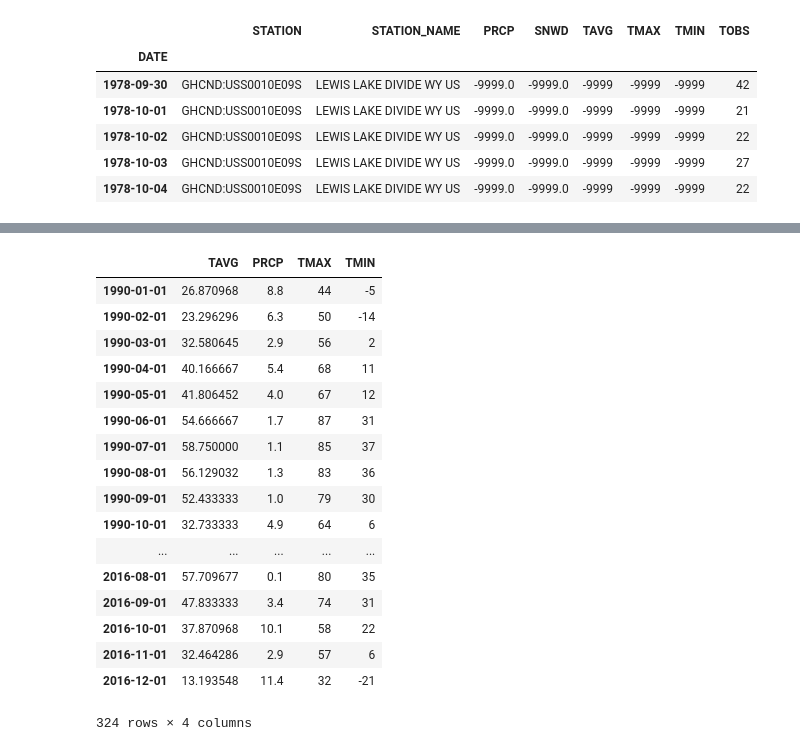
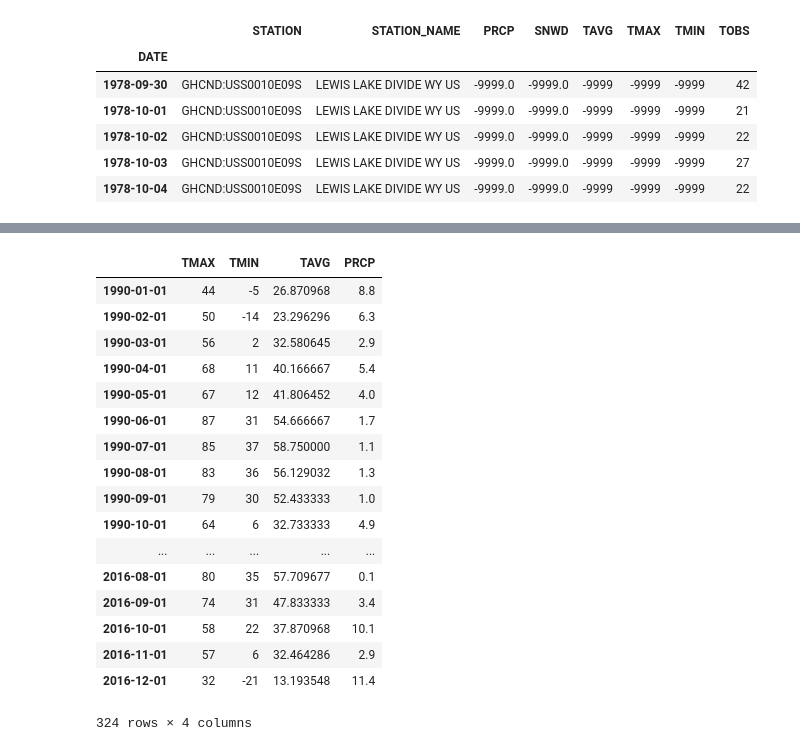
Before and after one commit to jshudzina/keras-tutorial, a Jupyter notebook: notebooks/data-prep.ipynb, the cells around one changed output, grey strips where cells are left out. Cells and saved outputs as stored; diff of their text form; code cells hidden in the pictures.

```diff
--- a/notebooks/data-prep.ipynb
+++ b/notebooks/data-prep.ipynb
@@ -35,26 +42,26 @@ import numpy as np
 def month(x):
     return '{:%Y-%m-01}'.format(x)
 
-stats = ll.groupby(month).agg({'PRCP' : np.sum, 'TAVG': np.mean, 'TMAX': np.max, 'TMIN': np.min})
-stats.to_csv('../data/yellowstone-wr.csv', index_label='month')
+weather = ll.groupby(month).agg({'PRCP' : np.sum, 'TAVG': np.mean, 'TMAX': np.max, 'TMIN': np.min})
+weather.to_csv('../data/yellowstone-wr.csv', index_label='month')
-# %%
-stats
-# %% [output]
-|  | TAVG | PRCP | TMAX | TMIN |
-| 1990-01-01 | 26.870968 | 8.8 | 44 | -5 |
-| 1990-02-01 | 23.296296 | 6.3 | 50 | -14 |
-| 1990-03-01 | 32.580645 | 2.9 | 56 | 2 |
-| 1990-04-01 | 40.166667 | 5.4 | 68 | 11 |
-| 1990-05-01 | 41.806452 | 4.0 | 67 | 12 |
-| 1990-06-01 | 54.666667 | 1.7 | 87 | 31 |
-| 1990-07-01 | 58.750000 | 1.1 | 85 | 37 |
-| 1990-08-01 | 56.129032 | 1.3 | 83 | 36 |
-| 1990-09-01 | 52.433333 | 1.0 | 79 | 30 |
-| 1990-10-01 | 32.733333 | 4.9 | 64 | 6 |
-| ... | ... | ... | ... | ... |
-| 2016-08-01 | 57.709677 | 0.1 | 80 | 35 |
-| 2016-09-01 | 47.833333 | 3.4 | 74 | 31 |
-| 2016-10-01 | 37.870968 | 10.1 | 58 | 22 |
-| 2016-11-01 | 32.464286 | 2.9 | 57 | 6 |
-| 2016-12-01 | 13.193548 | 11.4 | 32 | -21 |
-324 rows × 4 columns
+# %%
+weather
+# %% [output]
+|  | TMAX | TMIN | TAVG | PRCP |
+| 1990-01-01 | 44 | -5 | 26.870968 | 8.8 |
+| 1990-02-01 | 50 | -14 | 23.296296 | 6.3 |
+| 1990-03-01 | 56 | 2 | 32.580645 | 2.9 |
+| 1990-04-01 | 68 | 11 | 40.166667 | 5.4 |
+| 1990-05-01 | 67 | 12 | 41.806452 | 4.0 |
+| 1990-06-01 | 87 | 31 | 54.666667 | 1.7 |
+| 1990-07-01 | 85 | 37 | 58.750000 | 1.1 |
+| 1990-08-01 | 83 | 36 | 56.129032 | 1.3 |
+| 1990-09-01 | 79 | 30 | 52.433333 | 1.0 |
+| 1990-10-01 | 64 | 6 | 32.733333 | 4.9 |
+| ... | ... | ... | ... | ... |
+| 2016-08-01 | 80 | 35 | 57.709677 | 0.1 |
+| 2016-09-01 | 74 | 31 | 47.833333 | 3.4 |
+| 2016-10-01 | 58 | 22 | 37.870968 | 10.1 |
+| 2016-11-01 | 57 | 6 | 32.464286 | 2.9 |
+| 2016-12-01 | 32 | -21 | 13.193548 | 11.4 |
+324 rows × 4 columns
```
Also changed, not shown: parts of 7 cells of this notebook, 7 other files.
